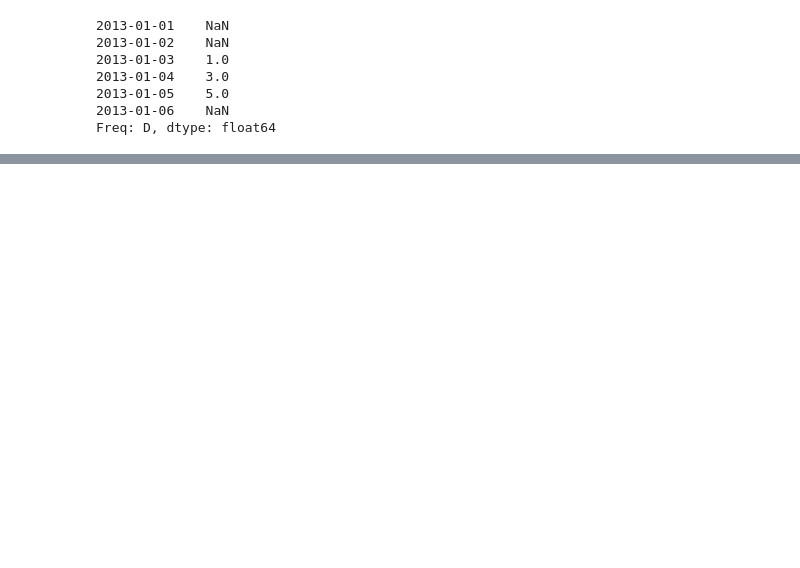
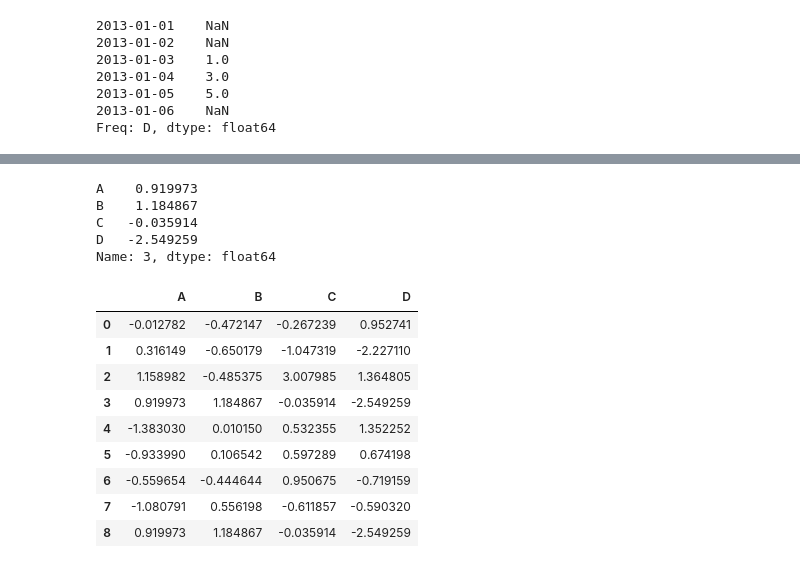
Before and after one commit to lambdamax/notebook, a Jupyter notebook: pandas/pandas.ipynb, the cells around one changed output, grey strips where cells are left out. Cells and saved outputs as stored; diff of their text form; code cells hidden in the pictures; blank space fills up the shorter version.

```diff
--- a/pandas/pandas.ipynb
+++ b/pandas/pandas.ipynb
@@ -424,0 +592,3 @@ Freq: D, dtype: float64
+# %%
+df = pd.DataFrame(np.random.randn(8, 4), columns=list('ABCD'))
+df
@@ -424,0 +605,23 @@ Freq: D, dtype: float64
+# %%
+s = df.iloc[3]
+s
+# %% [output]
+A    0.919973
+B    1.184867
+C   -0.035914
+D   -2.549259
+Name: 3, dtype: float64
+# %%
+# ignore_index为False时,index会插入原来值
+df.append(s, ignore_index=True)
+# %% [output]
+|  | A | B | C | D |
+| 0 | -0.012782 | -0.472147 | -0.267239 | 0.952741 |
+| 1 | 0.316149 | -0.650179 | -1.047319 | -2.227110 |
+| 2 | 1.158982 | -0.485375 | 3.007985 | 1.364805 |
+| 3 | 0.919973 | 1.184867 | -0.035914 | -2.549259 |
+| 4 | -1.383030 | 0.010150 | 0.532355 | 1.352252 |
+| 5 | -0.933990 | 0.106542 | 0.597289 | 0.674198 |
+| 6 | -0.559654 | -0.444644 | 0.950675 | -0.719159 |
+| 7 | -1.080791 | 0.556198 | -0.611857 | -0.590320 |
+| 8 | 0.919973 | 1.184867 | -0.035914 | -2.549259 |
```
Also changed, not shown: parts of 99 cells of this notebook.
